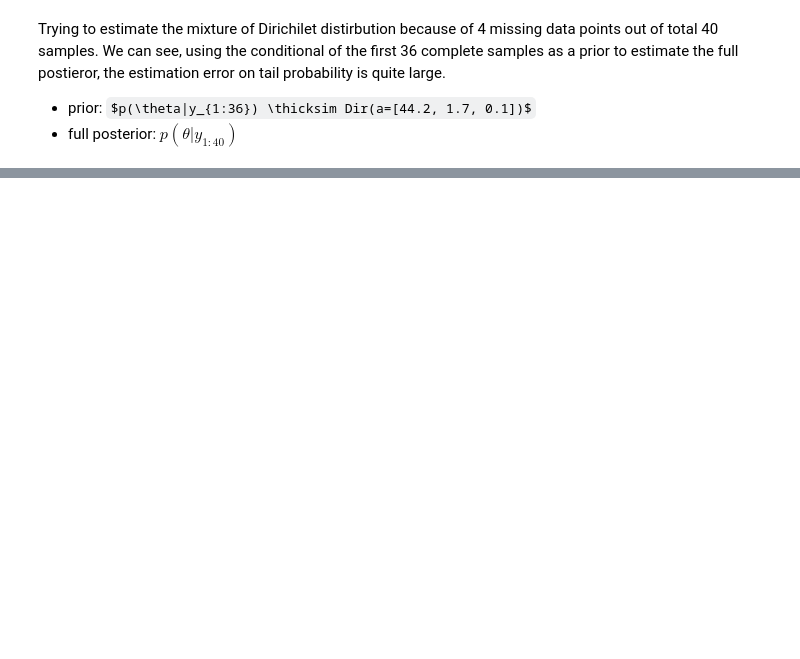
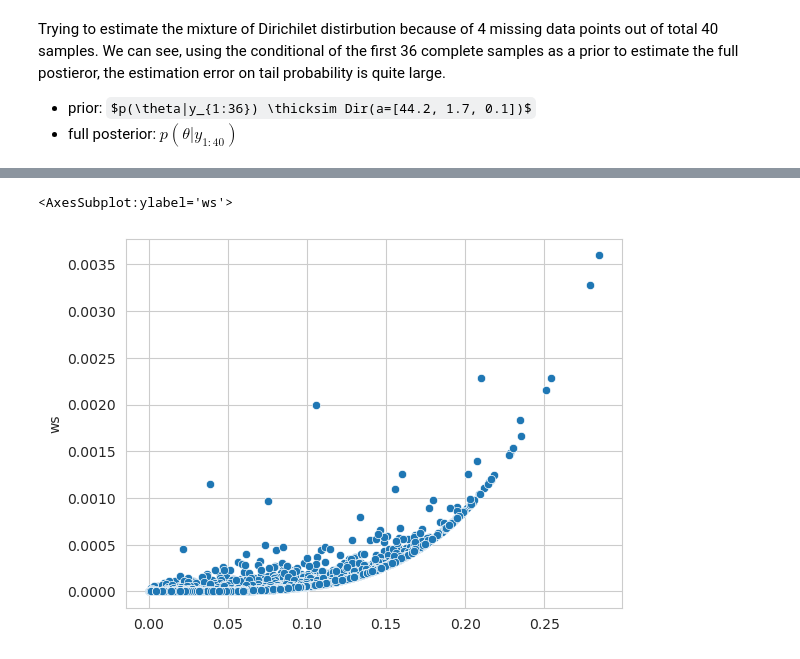
Before and after one commit to WHITSNAK/sta831-sp23, a Jupyter notebook: ch4/hw5 - 2.ipynb, the cells around one changed output, grey strips where cells are left out. Saved outputs shown, nothing was run; the diff lists cells and outputs as text; code cells hidden in the pictures; some formulas as TeX source; blank space fills up the shorter version.

```diff
--- a/ch4/hw5 - 2.ipynb
+++ b/ch4/hw5 - 2.ipynb
@@ -62,0 +63,5 @@ array([0.88511586, 0.10872676, 0.00615737])
+# %%
+sns.scatterplot(x=θs[:,1], y=iws.ws)
+# %% [output]
+<AxesSubplot:ylabel='ws'>
+[figure, added]
```
Also changed, not shown: parts of 3 cells of this notebook.
